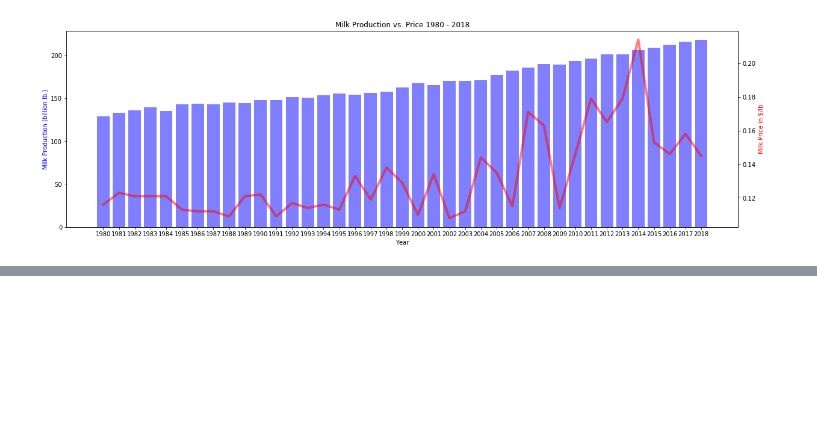
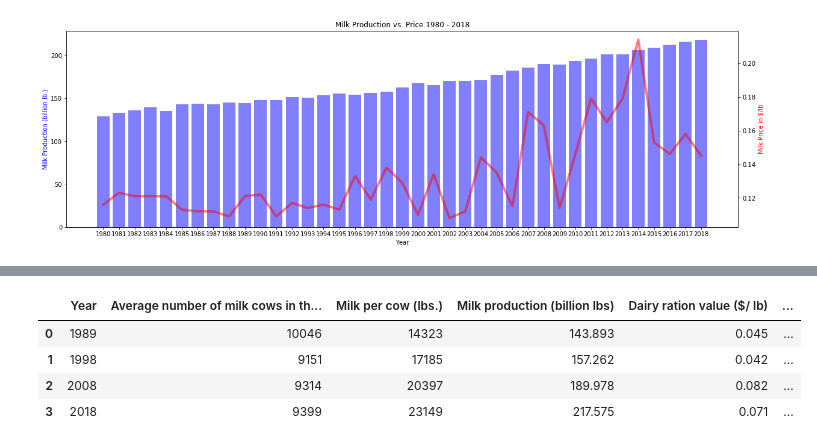
Before and after one commit to Ashraf4068/Dairy_project, a Jupyter notebook: main.ipynb, the cells around one changed output, grey strips where cells are left out. Drawn from its saved outputs; the diff is of its cells as text; code cells hidden in the pictures; blank space fills up the shorter version.

```diff
--- a/main.ipynb
+++ b/main.ipynb
@@ -404,0 +258,9 @@ IndexError: only integers, slices (`:`), ellipsis (`...`), numpy.newaxis (`None`
+# %%
+annual_milk_production_factors_slim = pd.read_csv("Resources/us_annual_milk_production_factors_slim_fixed.csv")
+annual_milk_production_factors_slim
+# %% [output]
+|  | Year | Average number of milk cows in th... | Milk per cow (lbs.) | Milk production (billion lbs) | Dairy ration value ($/ lb) | ... |
+| 0 | 1989 | 10046 | 14323 | 143.893 | 0.045 | ... |
+| 1 | 1998 | 9151 | 17185 | 157.262 | 0.042 | ... |
+| 2 | 2008 | 9314 | 20397 | 189.978 | 0.082 | ... |
+| 3 | 2018 | 9399 | 23149 | 217.575 | 0.071 | ... |
```
Also changed, not shown: parts of 2 cells of this notebook, 1 other file.
